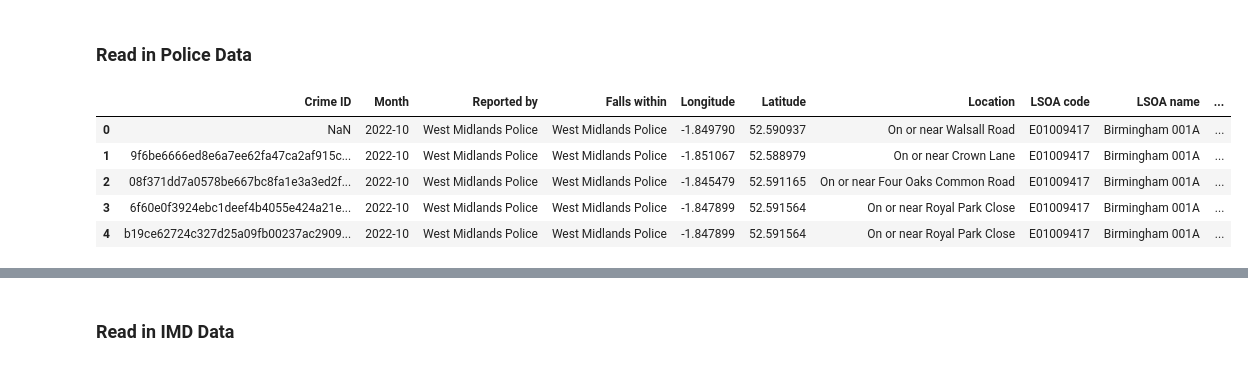
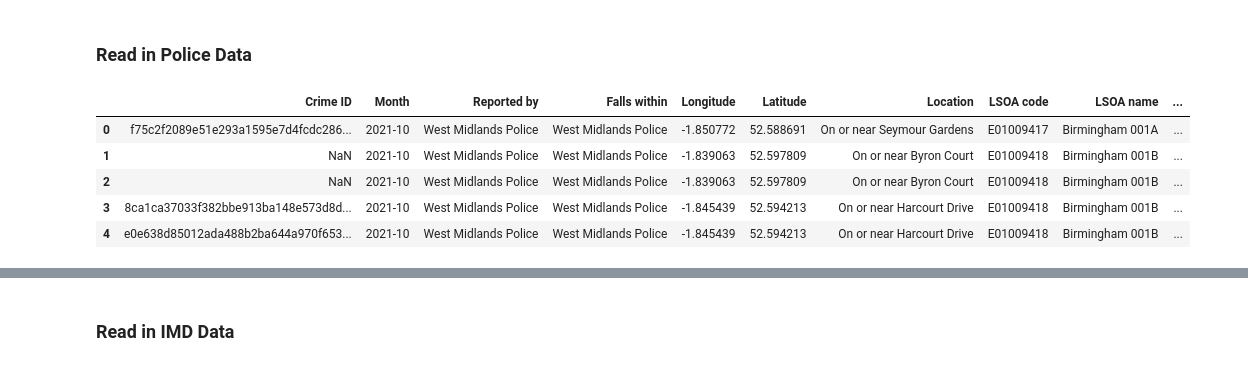
Before and after one commit to smmr89/Project-3, a Jupyter notebook: analysis.ipynb, the cells around one changed output, grey strips where cells are left out. Cells and saved outputs as stored; diff of their text form; code cells hidden in the pictures.

```diff
--- a/analysis.ipynb
+++ b/analysis.ipynb
@@ -34,18 +34,18 @@ from sqlalchemy.ext.automap import automap_base
 # %%
 
 months_dict = {
-    "2020-10":"Oct 2020",
-    "2020-11":"Nov 2020",
-    "2020-12":"Dec 2020",
-    "2021-01":"Jan 2021",
-    "2021-02":"Feb 2021",
-    "2021-03":"Mar 2021",
-    "2021-04":"Apr 2021",
-    "2021-05":"May 2021",
-    "2021-06":"Jun 2021",
-    "2021-07":"Jul 2021",
-    "2021-08":"Aug 2021",
-    "2021-09":"Sep 2021",
+    # "2020-10":"Oct 2020",
+    # "2020-11":"Nov 2020",
+    # "2020-12":"Dec 2020",
+    # "2021-01":"Jan 2021",
+    # "2021-02":"Feb 2021",
+    # "2021-03":"Mar 2021",
+    # "2021-04":"Apr 2021",
+    # "2021-05":"May 2021",
+    # "2021-06":"Jun 2021",
+    # "2021-07":"Jul 2021",
+    # "2021-08":"Aug 2021",
+    # "2021-09":"Sep 2021",
     "2021-10":"Oct 2021",
     "2021-11":"Nov 2021",
     "2021-12":"Dec 2021",
@@ -62,38 +62,38 @@ months_dict = {
     "2022-11":"Nov 2022",
     "2022-12":"Dec 2022",
     "2023-01":"Jan 2023",
     "2023-02":"Feb 2023",
     "2023-03":"Mar 2023",
     "2023-04":"Apr 2023",
     "2023-05":"May 2023",
     "2023-06":"Jun 2023",
     "2023-07":"Jul 2023",
     "2023-08":"Aug 2023",
     "2023-09":"Sep 2023",
 }
 
 
 for x in range(len(months_dict)):
 
     month = list(months_dict.keys())[x]
 
     df_current = pd.read_csv(f"Resources/PoliceData/{month}/{month}-west-midlands-street.csv")
 
     if x == 0:
         police_df = df_current
 
     if x != 0:
         police_df = pd.concat([police_df,df_current])
 
 
 police_df.head()
 # %% [output]
 |  | Crime ID | Month | Reported by | Falls within | Longitude | Latitude | Location | LSOA code | LSOA name | ... |
-| 0 | NaN | 2022-10 | West Midlands Police | West Midlands Police | -1.849790 | 52.590937 | On or near Walsall Road | E01009417 | Birmingham 001A | ... |
-| 1 | 9f6be6666ed8e6a7ee62fa47ca2af915c... | 2022-10 | West Midlands Police | West Midlands Police | -1.851067 | 52.588979 | On or near Crown Lane | E01009417 | Birmingham 001A | ... |
-| 2 | 08f371dd7a0578be667bc8fa1e3a3ed2f... | 2022-10 | West Midlands Police | West Midlands Police | -1.845479 | 52.591165 | On or near Four Oaks Common Road | E01009417 | Birmingham 001A | ... |
-| 3 | 6f60e0f3924ebc1deef4b4055e424a21e... | 2022-10 | West Midlands Police | West Midlands Police | -1.847899 | 52.591564 | On or near Royal Park Close | E01009417 | Birmingham 001A | ... |
-| 4 | b19ce62724c327d25a09fb00237ac2909... | 2022-10 | West Midlands Police | West Midlands Police | -1.847899 | 52.591564 | On or near Royal Park Close | E01009417 | Birmingham 001A | ... |
+| 0 | f75c2f2089e51e293a1595e7d4fcdc286... | 2021-10 | West Midlands Police | West Midlands Police | -1.850772 | 52.588691 | On or near Seymour Gardens | E01009417 | Birmingham 001A | ... |
+| 1 | NaN | 2021-10 | West Midlands Police | West Midlands Police | -1.839063 | 52.597809 | On or near Byron Court | E01009418 | Birmingham 001B | ... |
+| 2 | NaN | 2021-10 | West Midlands Police | West Midlands Police | -1.839063 | 52.597809 | On or near Byron Court | E01009418 | Birmingham 001B | ... |
+| 3 | 8ca1ca37033f382bbe913ba148e573d8d... | 2021-10 | West Midlands Police | West Midlands Police | -1.845439 | 52.594213 | On or near Harcourt Drive | E01009418 | Birmingham 001B | ... |
+| 4 | e0e638d85012ada488b2ba644a970f653... | 2021-10 | West Midlands Police | West Midlands Police | -1.845439 | 52.594213 | On or near Harcourt Drive | E01009418 | Birmingham 001B | ... |
 # %%
 len(police_df)
 # %% [output]
```
Also changed, not shown: parts of 36 cells of this notebook, 17 other files.
